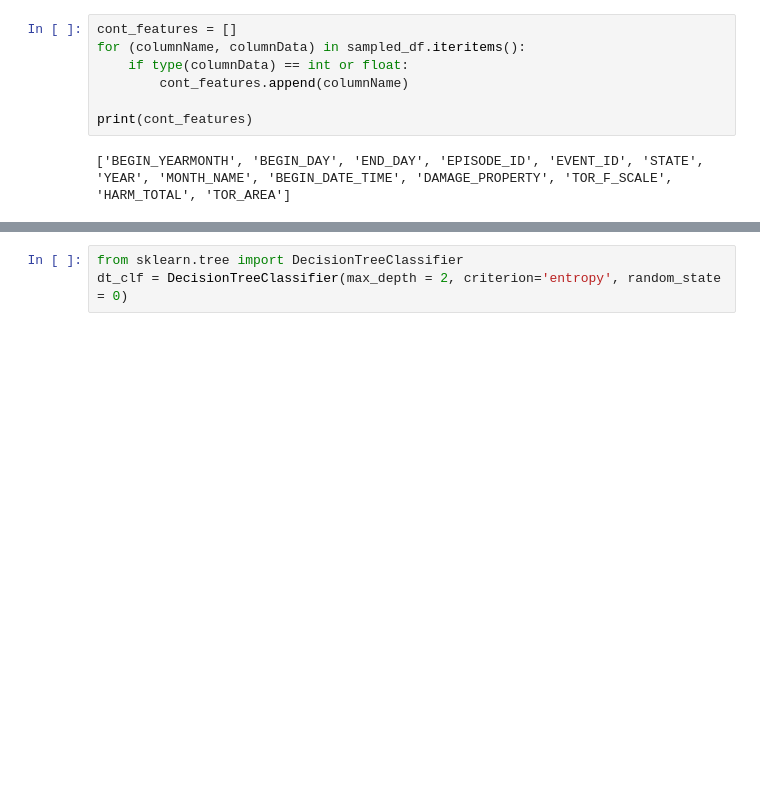
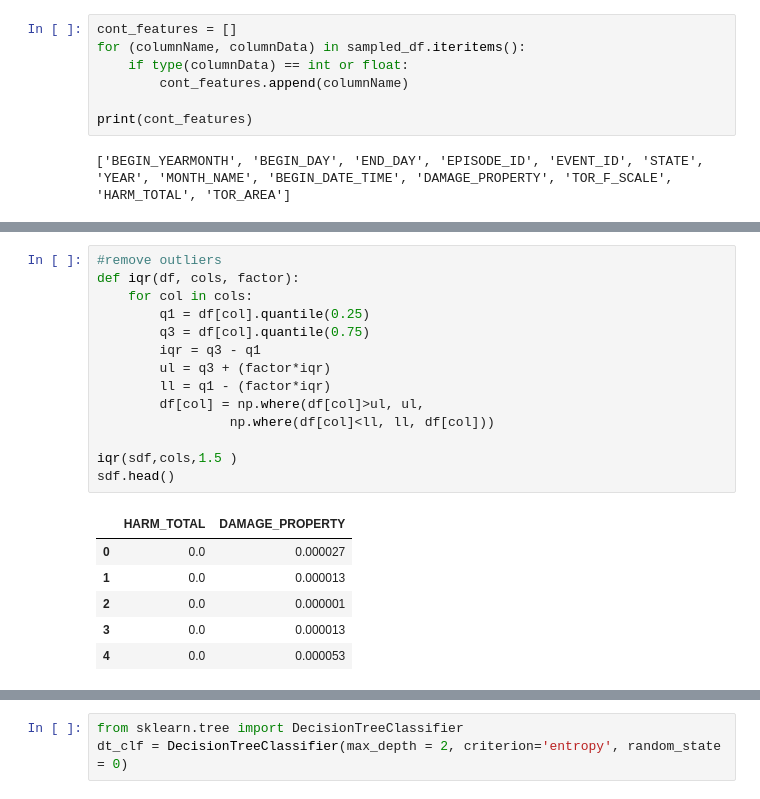
Before and after one commit to saiT1108/DS_project, a Jupyter notebook: main.ipynb, the cells around one changed output, grey strips where cells are left out. Saved outputs shown, nothing was run; the diff lists cells and outputs as text; blank space fills up the shorter version.

```diff
--- a/main.ipynb
+++ b/main.ipynb
@@ -158 +176,22 @@ sdf.head()
+# %%
+#remove outliers
+def iqr(df, cols, factor):
+    for col in cols:
+        q1 = df[col].quantile(0.25)
+        q3 = df[col].quantile(0.75)
+        iqr = q3 - q1
+        ul = q3 + (factor*iqr)
+        ll = q1 - (factor*iqr)
+        df[col] = np.where(df[col]>ul, ul,
+                 np.where(df[col]<ll, ll, df[col]))
+
+iqr(sdf,cols,1.5 )
+sdf.head()
+# %% [output]
+|  | HARM_TOTAL | DAMAGE_PROPERTY |
+| 0 | 0.0 | 0.000027 |
+| 1 | 0.0 | 0.000013 |
+| 2 | 0.0 | 0.000001 |
+| 3 | 0.0 | 0.000013 |
+| 4 | 0.0 | 0.000053 |
 # %%
```
Also changed, not shown: parts of 8 cells of this notebook.
